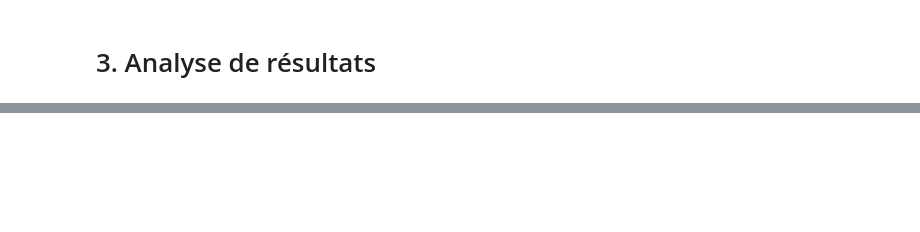
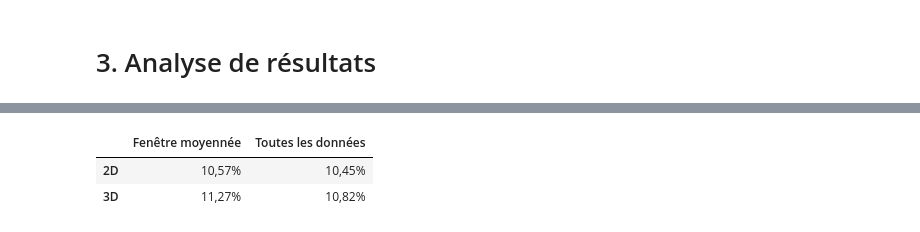
Before and after one commit to cdrutinus/ml-class-anomaly-detection, a Jupyter notebook: BE Plane's Windows.ipynb, the cells around one changed output, grey strips where cells are left out. Drawn from its saved outputs; the diff is of its cells as text; code cells hidden in the pictures; blank space fills up the shorter version.

```diff
--- a/BE Plane's Windows.ipynb
+++ b/BE Plane's Windows.ipynb
@@ -507,0 +512,9 @@ Pourcentage de fenêtres anormales en 3D : 8.31%
+# %%
+ar = np.array([['10,57%', '10,45%'], ['11,27%', '10,82%']])
+res_gen = pd.DataFrame(ar, index = ['2D', '3D'], columns = ['Fenêtre moyennée', 'Toutes les données'])
+
+res_gen.head()
+# %% [output]
+|  | Fenêtre moyennée | Toutes les données |
+| 2D | 10,57% | 10,45% |
+| 3D | 11,27% | 10,82% |
```
Also changed, not shown: parts of 7 cells of this notebook.
